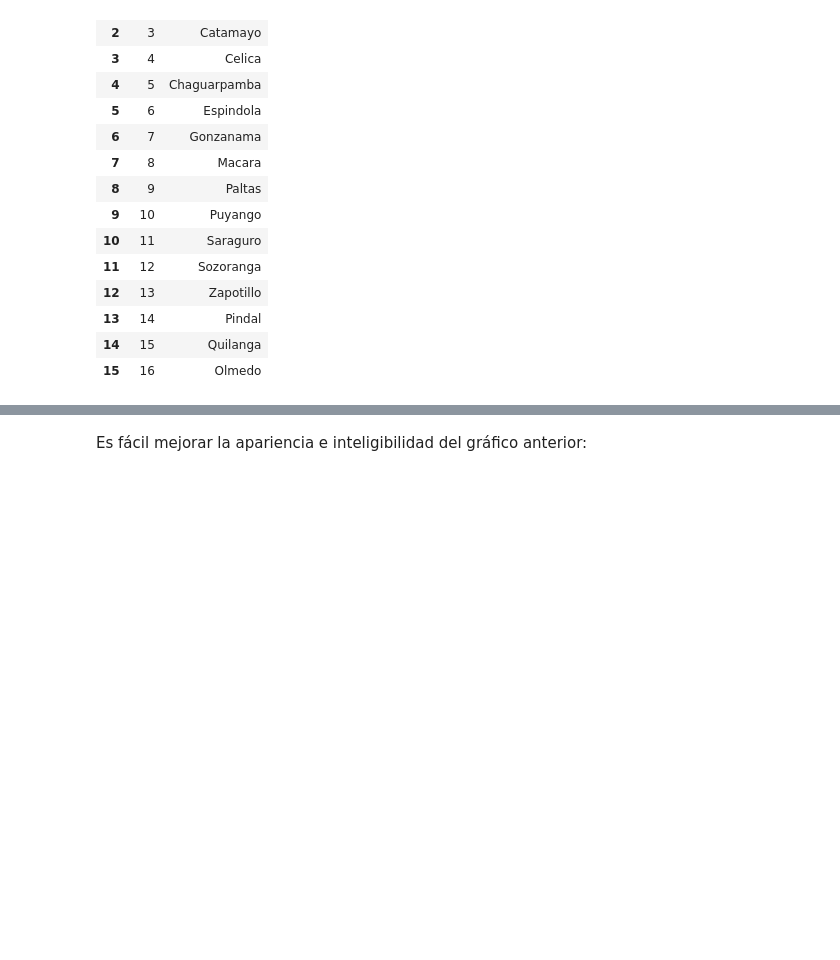
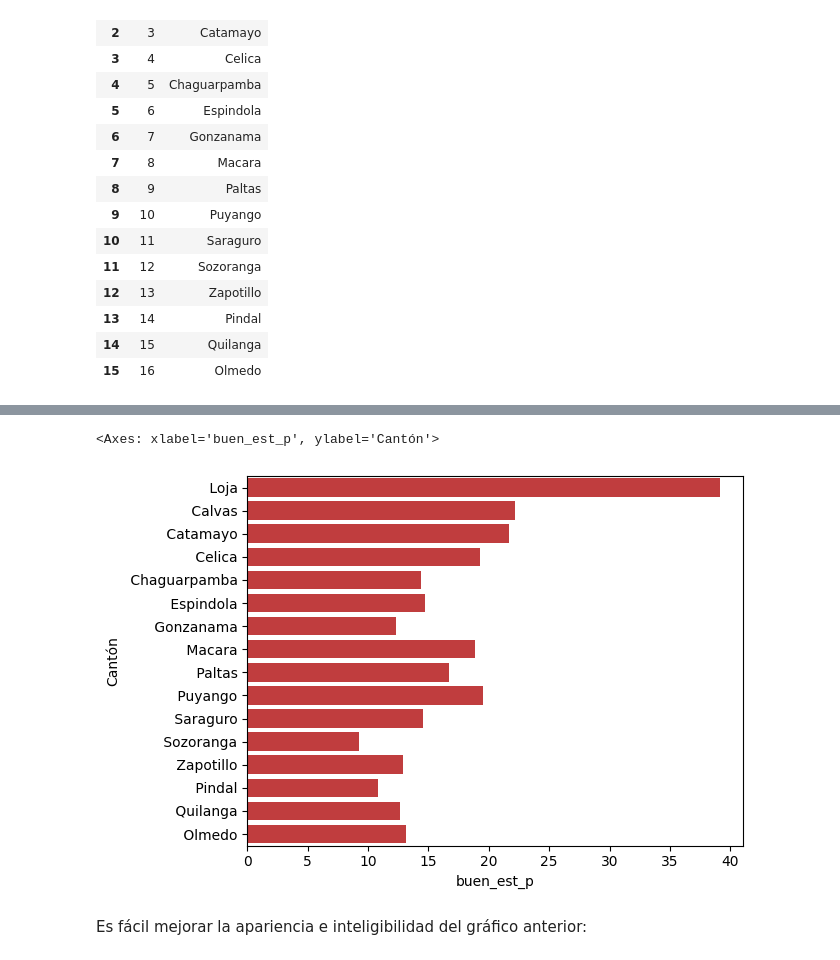
Before and after one commit to otoperalias/teaching, a Jupyter notebook: UTE_TallerAnalisisCuanti.ipynb, the cells around one changed output, grey strips where cells are left out. Saved outputs shown, nothing was run; the diff lists cells and outputs as text; code cells hidden in the pictures; blank space fills up the shorter version.

```diff
--- a/UTE_TallerAnalisisCuanti.ipynb
+++ b/UTE_TallerAnalisisCuanti.ipynb
@@ -382,5 +360,8 @@ Ahora podemos representar gráficamente las variables. Por ejemplo, la tasa de v
 # %%
-sns.barplot(data=vpo_c, y="Cantón",x="techo_mat_p", color="tab:red")
+sns.barplot(data=vpo_c, y="Cantón",x="buen_est_p", color="tab:red")
+# %% [output]
+<Axes: xlabel='buen_est_p', ylabel='Cantón'>
+[figure, added]
 # %% [markdown]
 Es fácil mejorar la apariencia e inteligibilidad del gráfico anterior:
 # %%
```
Also changed, not shown: parts of 37 cells of this notebook.
